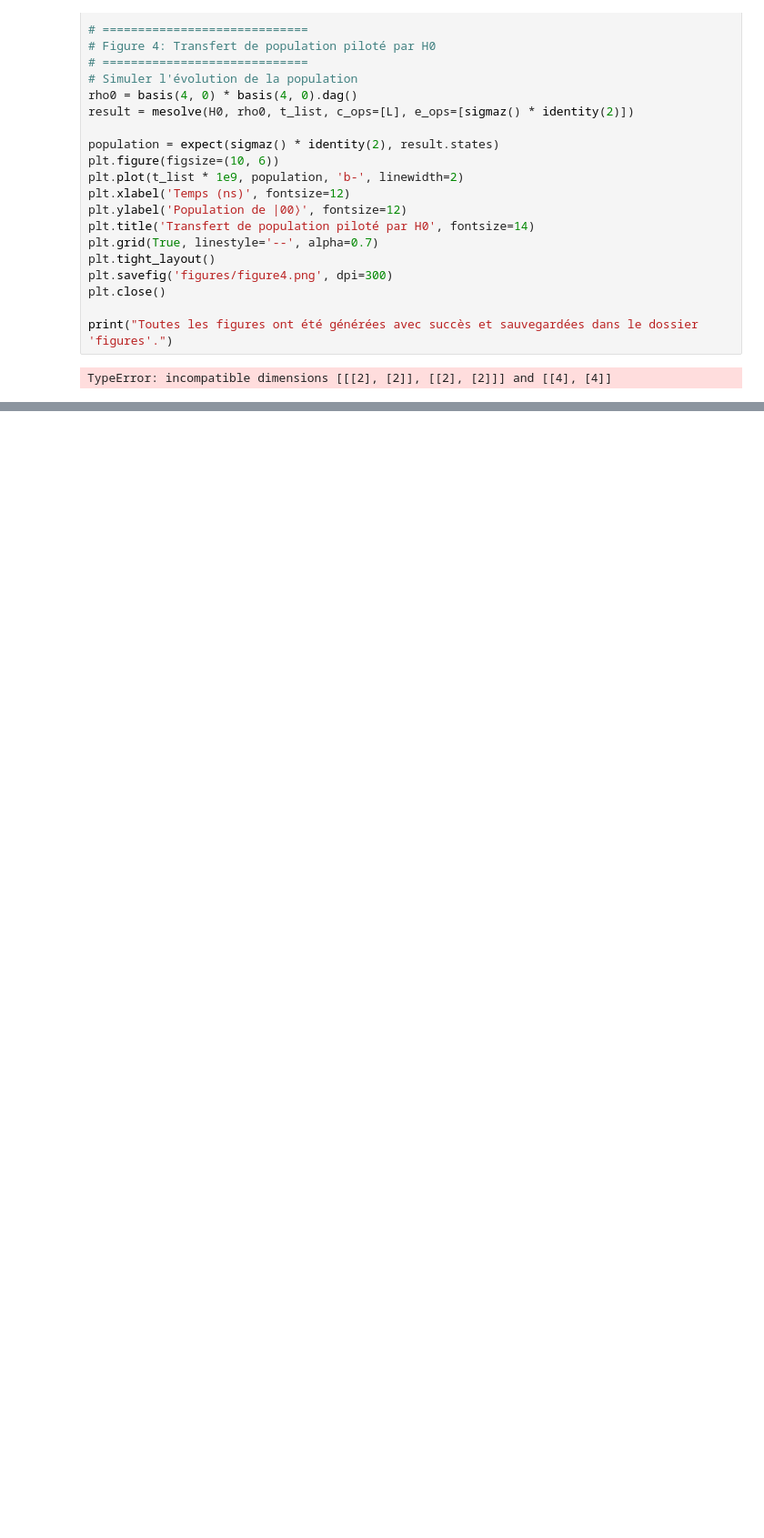
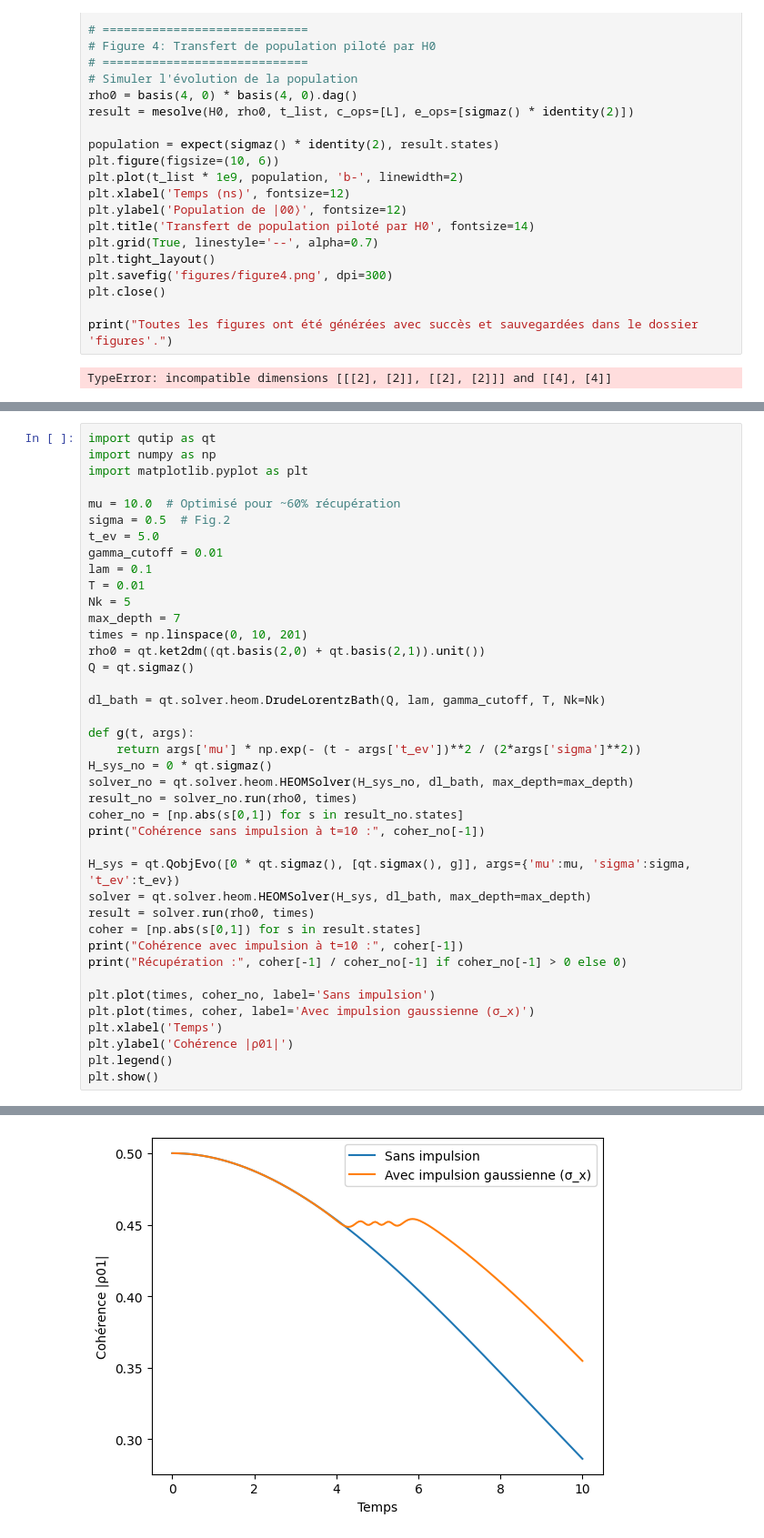
Before and after one commit to student64-ahmadi/physic_quant, a Jupyter notebook: analyse_des_ondes_gravitationnelles.ipynb, the cells around one changed output, grey strips where cells are left out. Shown at 91% size. Drawn from its saved outputs; the diff is of its cells as text; blank space fills up the shorter version.

```diff
--- a/analyse_des_ondes_gravitationnelles.ipynb
+++ b/analyse_des_ondes_gravitationnelles.ipynb
@@ -758,0 +1008,41 @@ TypeError: incompatible dimensions [[[2], [2]], [[2], [2]]] and [[4], [4]]
+# %%
+import qutip as qt
+import numpy as np
+import matplotlib.pyplot as plt
+
+mu = 10.0  # Optimisé pour ~60% récupération
+sigma = 0.5  # Fig.2
+t_ev = 5.0
+gamma_cutoff = 0.01
+lam = 0.1
+T = 0.01
+Nk = 5
+max_depth = 7
+times = np.linspace(0, 10, 201)
+rho0 = qt.ket2dm((qt.basis(2,0) + qt.basis(2,1)).unit())
+Q = qt.sigmaz()
+
+dl_bath = qt.solver.heom.DrudeLorentzBath(Q, lam, gamma_cutoff, T, Nk=Nk)
+
+def g(t, args):
+    return args['mu'] * np.exp(- (t - args['t_ev'])**2 / (2*args['sigma']**2))
+H_sys_no = 0 * qt.sigmaz()
+solver_no = qt.solver.heom.HEOMSolver(H_sys_no, dl_bath, max_depth=max_depth)
+result_no = solver_no.run(rho0, times)
+coher_no = [np.abs(s[0,1]) for s in result_no.states]
+print("Cohérence sans impulsion à t=10 :", coher_no[-1])
+
+H_sys = qt.QobjEvo([0 * qt.sigmaz(), [qt.sigmax(), g]], args={'mu':mu, 'sigma':sigma, 't_ev':t_ev})
+solver = qt.solver.heom.HEOMSolver(H_sys, dl_bath, max_depth=max_depth)
+result = solver.run(rho0, times)
+coher = [np.abs(s[0,1]) for s in result.states]
+print("Cohérence avec impulsion à t=10 :", coher[-1])
+print("Récupération :", coher[-1] / coher_no[-1] if coher_no[-1] > 0 else 0)
+
+plt.plot(times, coher_no, label='Sans impulsion')
+plt.plot(times, coher, label='Avec impulsion gaussienne (σ_x)')
+plt.xlabel('Temps')
+plt.ylabel('Cohérence |ρ01|')
+plt.legend()
+plt.show()
+# %% [output]
@@ -758,0 +1066 @@ TypeError: incompatible dimensions [[[2], [2]], [[2], [2]]] and [[4], [4]]
+[figure, added]
```
Also changed, not shown: parts of 11 cells of this notebook.
